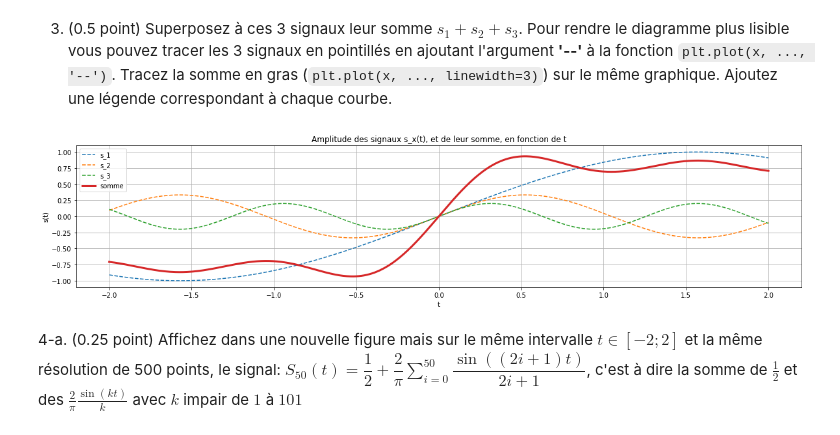
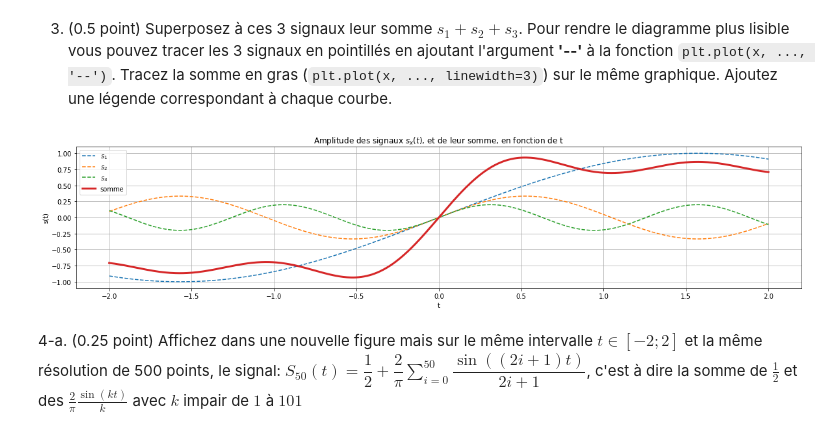
Before and after one commit to conorato/INF8725, a Jupyter notebook: tp1/lab1_fr.ipynb, the cells around one changed output. Drawn from its saved outputs; the diff is of its cells as text; code cells hidden in the pictures.

````diff
--- a/tp1/lab1_fr.ipynb
+++ b/tp1/lab1_fr.ipynb
@@ -75,18 +75,18 @@ plt.show()
 # %% [markdown]
 3. (0.5 point) Superposez à ces 3 signaux leur somme $s_1 + s_2 + s_3$. Pour rendre le diagramme plus lisible vous pouvez tracer les 3 signaux en pointillés en ajoutant l'argument **'--'** à la fonction ```plt.plot(x, ..., '--')```. Tracez la somme en gras (```plt.plot(x, ..., linewidth=3)```) sur le même graphique. Ajoutez une légende correspondant à chaque courbe.
 # %%
-plt.plot(t, s_1, '--', label='s_1')
-plt.plot(t, s_2, '--', label='s_2')
-plt.plot(t, s_3, '--', label='s_3')
+plt.plot(t, s_1, '--', label='$s_1$')
+plt.plot(t, s_2, '--', label='$s_2$')
+plt.plot(t, s_3, '--', label='$s_3$')
 plt.plot(t, (s_1 + s_2 + s_3), linewidth=3, label='somme')
 plt.grid()
-plt.title("Amplitude des signaux s_x(t), et de leur somme, en fonction de t")
+plt.title("Amplitude des signaux $s_x(t)$, et de leur somme, en fonction de t")
 plt.xlabel('t')
 plt.ylabel('s(t)')
 plt.legend()
 plt.show()
 # %% [output]
-[figure, old version]
+[figure, new version]
 # %% [markdown]
 4-a. (0.25 point) Affichez dans une nouvelle figure mais sur le même intervalle $t\in[-2;2]$ et la même résolution de 500 points, le signal: $S_{50}(t) = \dfrac{1}{2} + \dfrac{2}{\pi} \sum_{i=0}^{50} \dfrac{\sin((2i+1) t)}{2i+1}$, c'est à dire la somme de $\frac{1}{2}$ et des $\frac{2}{\pi}\frac{\sin(k t)}{k}$ avec $k$ impair de $1$ à $101$
 # %%
````
Also changed, not shown: parts of 23 cells of this notebook.
